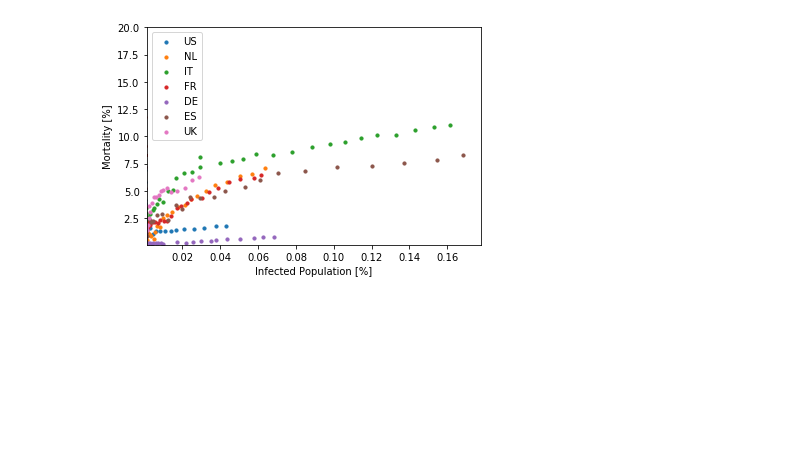
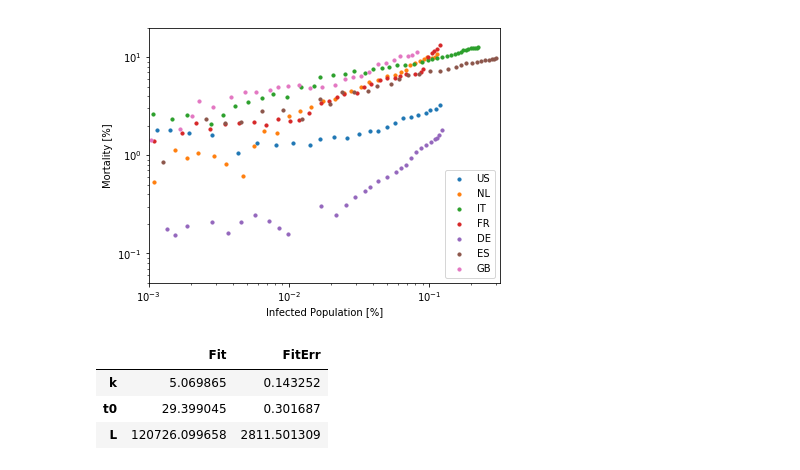
Before and after one commit to astefansgithub/Covid-datacrunching, a Jupyter notebook: Covid19-Datacrunch.ipynb, the cells around one changed output. Cells and saved outputs as stored; diff of their text form; code cells hidden in the pictures; blank space fills up the shorter version.

```diff
--- a/Covid19-Datacrunch.ipynb
+++ b/Covid19-Datacrunch.ipynb
@@ -12,5 +13,5 @@ from scipy.optimize import fsolve
 # %%
-filename="COVID-19-geographic-disbtribution-worldwide-2020-03-30.xlsx"
+filename="COVID-19-geographic-disbtribution-worldwide-2020-04-08.xlsx"
 URL_base="https://www.ecdc.europa.eu/sites/default/files/documents/"
 URL=URL_base+filename
 
@@ -77,9 +211,9 @@ Hbeds=pd.Series({'CN':6250000,'US':924107,'KR':630000,'DE':661448,'ES':138511,'F
 # Data filters and data mangling
 
 # Countries of interes
-# Interest=['DE', 'NL', 'IT', 'FR', 'ES', 'UK', 'US', 'CN', 'KR']
-# Interest=['DE', 'NL', 'IT', 'FR', 'UK', 'ES', 'AT', 'CN', 'KR']
-Interest=['US', 'NL', 'IT', 'FR', 'DE', 'ES', 'UK']
+# Interest=['DE', 'NL', 'IT', 'FR', 'ES', 'GB', 'US', 'CN', 'KR']
+# Interest=['DE', 'NL', 'IT', 'FR', 'GB', 'ES', 'AT', 'CN', 'KR']
+Interest=['US', 'NL', 'IT', 'FR', 'DE', 'ES', 'GB', 'AT']
 
 # time of interest
 startdate=pd.Timestamp("2020-02-21")
@@ -249,28 +398,36 @@ p.set_xlabel("time since case #100 [d]");
 # %%
 # Question: Why do some countries have a higher mortality rate than others?
 # Is it number of hospital beds? ICU beds? Population structure?
 # Hypothesis: it has something to do with care, not with population
 # Experiment: plot mortality vs infection rate. What is the correlation?
 # Result: Yes, there are clear correlations. Interesting: Countries group together following distinct
 # trajectories, but there seem to be different trajectories that countries take
 # Does not seem immediately obvious, it is NOT a correlation with hospital beds. France clusters with
 # Netherlands and Spain, not with Germany and Austria, despite high number of per capita hospital beds
 # New hypothesis: Mortality is the same everywhere, we're seeing effects of unreported cases.
 # High rate of unreported cases seems like a high mortality.
 # UK clusters with Italy at high mortality, both are only testing severe cases. Germany and Austria cluster
 # at very low mortality and have very extensive testing regimes. But why is South Korea not with Germany?
 # Corollary if true: Ndeaths may be a better proxy for total number of cases than #Ncases!
 
 for geoId in Rinf:
     #plt.scatter(Rinf[geoId],Rdeath[geoId], s=Hbeds[geoId]/(Population[geoId]*1000)*5, label=geoId)
     plt.scatter(Rinf[geoId],Rdeath[geoId], s=10, label=geoId)
 
 plt.legend()
-# plt.xscale('log')
-# plt.yscale('log')
+plt.xscale('log')
+plt.yscale('log')
 plt.xlim(0.001,)
 plt.ylim(0.05,20)
 plt.xlabel("Infected Population [%]")
 plt.ylabel("Mortality [%]");
 # %% [output]
-[figure, old version]
+[figure, new version]
+# %%
+fitpar=df_fit(logistic_raw, Ncase100['DE'], [5,30,3e4])
+fitpar
+# %% [output]
+|  | Fit | FitErr |
+| k | 5.069865 | 0.143252 |
+| t0 | 29.399045 | 0.301687 |
+| L | 120726.099658 | 2811.501309 |
```
Also changed, not shown: parts of 25 cells of this notebook.
